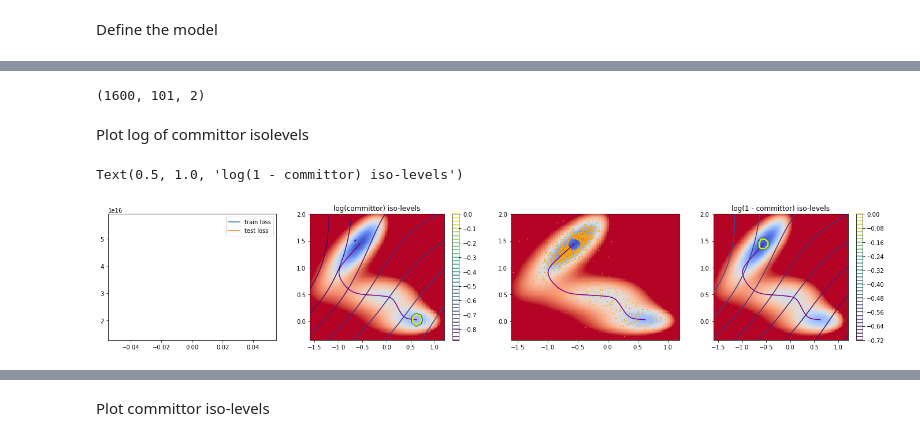
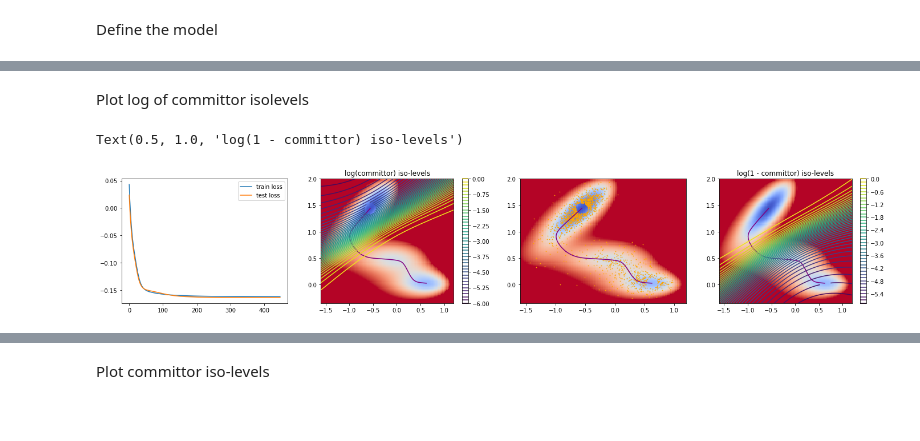
Before and after one commit to thomaspigeon/2dpotentials, a Jupyter notebook: Committor_overdamped_MullerBrown.ipynb, the cells around one changed output, grey strips where cells are left out. Saved outputs shown, nothing was run; the diff lists cells and outputs as text; code cells hidden in the pictures; blank space fills up the shorter version.

Commit message:
update committor training and notebook examples

```diff
--- a/Committor_overdamped_MullerBrown.ipynb
+++ b/Committor_overdamped_MullerBrown.ipynb
@@ -173,4 +178,4 @@ dataset["boltz_weights"] =  dataset["single_trajs_weights"]
 dataset["boltz_pos"] = dataset["single_trajs_pos"][:, 0, :]
 dataset["boltz_pos_lagged"] = dataset["single_trajs_pos"][:, -1, :]
 # %%
-dataset["multiple_trajs_gauss"] = np.zeros_like(dataset["multiple_trajs_gauss"])
+#dataset["multiple_trajs_gauss"] = np.zeros_like(dataset["multiple_trajs_gauss"])
@@ -198,19 +202,37 @@ del(committor_training)
 # %%
-seed = int(seeds[3])
-set_all_seeds(seed)
-committor = CommittorOneDecoder([2, 20, 20, 1], [1, 2], 0, pot, boundary_width=0.0001, handtanh=False)
+committor = torch.load('MB_committor_ini_' + str(0) + '.model')
 # %%
+set_all_seeds(125944)
+
 # Set the loss function parameters
+#loss_params = {}
+#dset = {}
+#dset["dt"] = dataset["dt"]
+#dset["beta"] = dataset["beta"]
+#loss_params["strahan_loss_weight"] = 1.0
+#dset["two_trajs_pos"] = dataset["two_trajs_pos"]
+#dset["two_trajs_weights"] = dataset["two_trajs_weights"]
 loss_params = {}
 dset = {}
 dset["dt"] = dataset["dt"]
 dset["beta"] = dataset["beta"]
-loss_params["log_ito_loss_weight"] = 1.0
-dset["single_trajs_weights"] = dataset["single_trajs_weights"]
-dset["single_trajs_gauss"] = dataset["single_trajs_gauss"]
-dset["single_trajs_pos"] = dataset["single_trajs_pos"]
-#dset["boltz_weights"][pot.in_R(dset["boltz_pos_lagged"]) * pot.in_R(dset["boltz_pos_lagged"])] = 2 * dset["boltz_weights"][pot.in_R(dset["boltz_pos_lagged"]) * pot.in_R(dset["boltz_pos_lagged"])]
-#dset["boltz_weights"][pot.in_R(dset["boltz_pos"]) * pot.in_R(dset["boltz_pos"])] = 0 * dset["boltz_weights"][pot.in_R(dset["boltz_pos"]) * pot.in_R(dset["boltz_pos"])]
+
+
+loss_params["boltz_traj_fixed_point_loss_weight_1"] = 1. * 10**(0)
+#loss_params["pen_points_weight"] = 1. * 10**(4)
+dset["boltz_pos_lagged"] = dataset["boltz_pos_lagged"]
+dset["boltz_pos"] = dataset["boltz_pos"]
+dset["boltz_weights"] = dataset["boltz_weights"].copy()
+
+#loss_params["boltz_traj_fixed_point_loss_weight_1"] = 1. * 10**(0)
+#loss_params["pen_points_weight"] = 1. * 10**(0)
+#dset["boltz_pos_lagged"] = boltz_points[50:100050]
+#dset["boltz_pos"] = boltz_points[:100000]
+#dset["boltz_weights"] = np.zeros_like(boltz_points[:100000])[:, :1]
+#dset["boltz_weights"][pot.in_R(dset["boltz_pos_lagged"])] = 2 * dset["boltz_weights"][pot.in_R(dset["boltz_pos_lagged"])]
+#dset["boltz_weights"][pot.in_P(dset["boltz_pos_lagged"])] = 2 * dset["boltz_weights"][pot.in_P(dset["boltz_pos_lagged"])]
+#dset["boltz_weights"][pot.in_R(dset["boltz_pos"])] = 0 * dset["boltz_weights"][pot.in_R(dset["boltz_pos"])]
+#dset["boltz_weights"][pot.in_P(dset["boltz_pos"])] = 0 * dset["boltz_weights"][pot.in_P(dset["boltz_pos"])]
 
 loss_params["n_wait"] = 50
 # Create training object
@@ -225,6 +247,6 @@ committor_training.set_optimizer('Adam', 0.001)
 committor_training.set_loss_weight(loss_params)
 # Set the batch size and a max number of epochs
 batch_size = 10**2
-max_epochs = 1
+max_epochs = 10000
 # %% [output]
 ito_loss_weight value not provided, set to default value of:  0.0
@@ -246,35 +268,31 @@ training ends after 1 epochs.
-# %%
-committor_training.dataset["single_trajs_pos"].shape
-# %% [output]
-(1600, 101, 2)
 # %% [markdown]
 Plot log of committor isolevels
 # %%
 xi_on_grid = committor_training.committor_model.xi_forward(pot.x2d).reshape([100, 100])
 fig, (ax0, ax1, ax2, ax3) = plt.subplots(1, 4, figsize=(24, 4))
 # loss function evolution
 ax0.plot(loss_dict["train_loss"][:], label='train loss')
 ax0.plot(loss_dict["test_loss"][:], label='test loss')
 ax0.legend()
 # log committor plot
 pot.plot_potential_heat_map(ax1)
 ax1.plot(MEP[:, 0], MEP[:, 1], color='purple', label='Minimum energy path')
 contour1 = ax1.contour(pot.x_plot, pot.y_plot, np.log(xi_on_grid), 40, cmap='viridis')
 fig.colorbar(contour1, ax=ax1)
 ax1.set_title("log(committor) iso-levels")
 # dataset distribution
 pot.plot_potential_heat_map(ax2)
 ax2.plot(MEP[:, 0], MEP[:, 1], color='purple', label='Minimum energy path')
-ax2.scatter(committor_training.dataset["single_trajs_pos"][:,0, 0], committor_training.dataset["single_trajs_pos"][:,0,1], color='orange', s=0.5)
+ax2.scatter(committor_training.dataset["boltz_pos"][:, 0], committor_training.dataset["boltz_pos"][:, 1], color='orange', s=0.5)
 # log 1- committor plot
 pot.plot_potential_heat_map(ax3)
 ax3.plot(MEP[:, 0], MEP[:, 1], color='purple', label='Minimum energy path')
 contour3 = ax3.contour(pot.x_plot, pot.y_plot, np.log(1 - xi_on_grid), 40, cmap='viridis')
 fig.colorbar(contour3, ax=ax3)
 ax3.set_title("log(1 - committor) iso-levels")
 # %% [output]
 Text(0.5, 1.0, 'log(1 - committor) iso-levels')
-[figure, old version]
+[figure, new version]
 # %%
 pts = np.loadtxt('mueller_pts.csv', delimiter=',', dtype=float)
 tri = np.loadtxt('mueller_tri.csv', delimiter=',', dtype=int)
```
Also changed, not shown: parts of 36 cells of this notebook, 4 other files.
